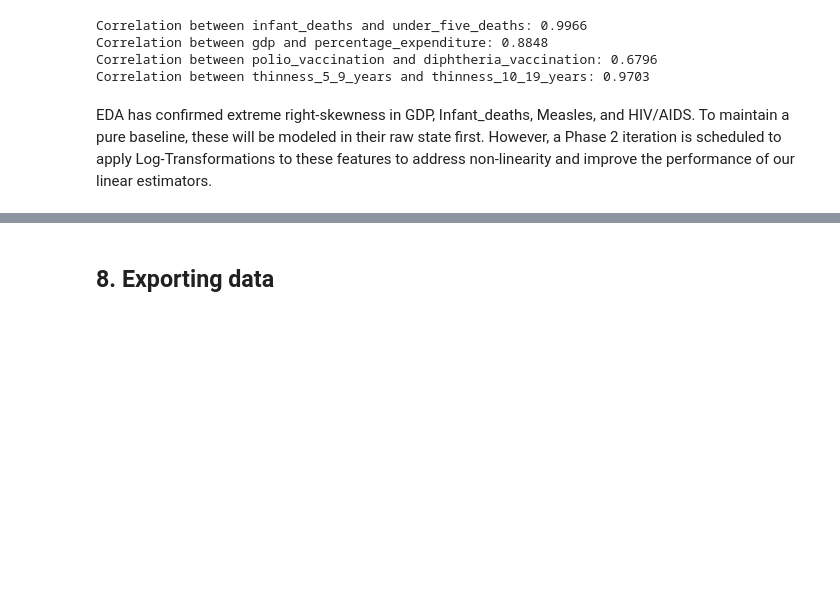
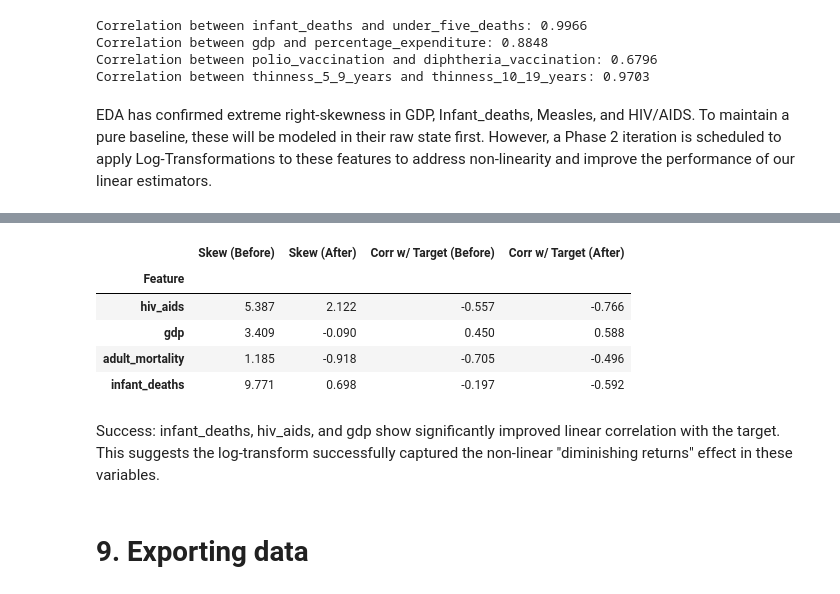
Before and after one commit to MermonGData/longevity-prediction, a Jupyter notebook: notebooks/01_eda_and_preprocessing.ipynb, the cells around one changed output, grey strips where cells are left out. Drawn from its saved outputs; the diff is of its cells as text; code cells hidden in the pictures; blank space fills up the shorter version.

```diff
--- a/notebooks/01_eda_and_preprocessing.ipynb
+++ b/notebooks/01_eda_and_preprocessing.ipynb
@@ -644,4 +687,16 @@ EDA has confirmed extreme right-skewness in GDP, Infant_deaths, Measles, and HIV
+# %%
+stats_df = pd.DataFrame(transformation_stats).set_index('Feature')
+display(stats_df.round(3))
+# %% [output]
+|  | Skew (Before) | Skew (After) | Corr w/ Target (Before) | Corr w/ Target (After) |
+| Feature |  |  |  |  |
+| hiv_aids | 5.387 | 2.122 | -0.557 | -0.766 |
+| gdp | 3.409 | -0.090 | 0.450 | 0.588 |
+| adult_mortality | 1.185 | -0.918 | -0.705 | -0.496 |
+| infant_deaths | 9.771 | 0.698 | -0.197 | -0.592 |
+# %% [markdown]
+Success: infant_deaths, hiv_aids, and gdp show significantly improved linear correlation with the target. This suggests the log-transform successfully captured the non-linear "diminishing returns" effect in these variables.
 # %% [markdown]
-## 8. Exporting data
+# 9. Exporting data
 # %%
 df_clean.to_csv("../data/processed/life_expectancy_cleaned.csv", index=False)
```
Also changed, not shown: parts of 7 cells of this notebook, 1 other file.
